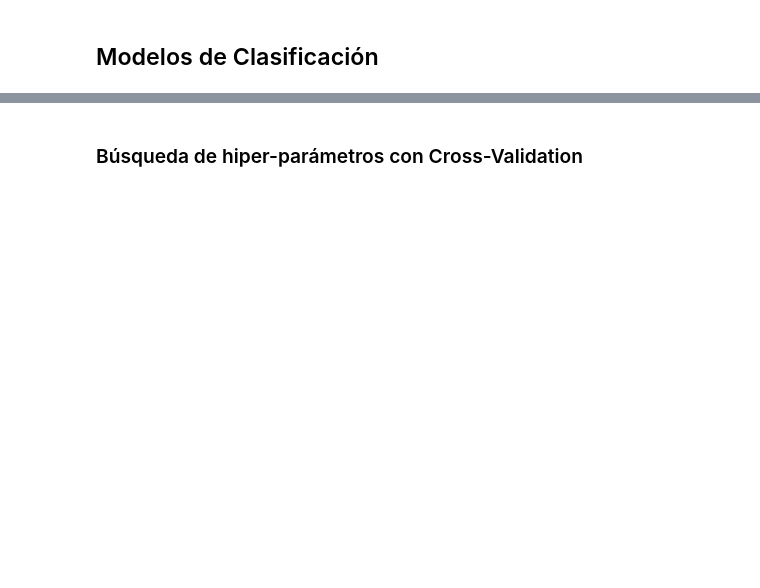
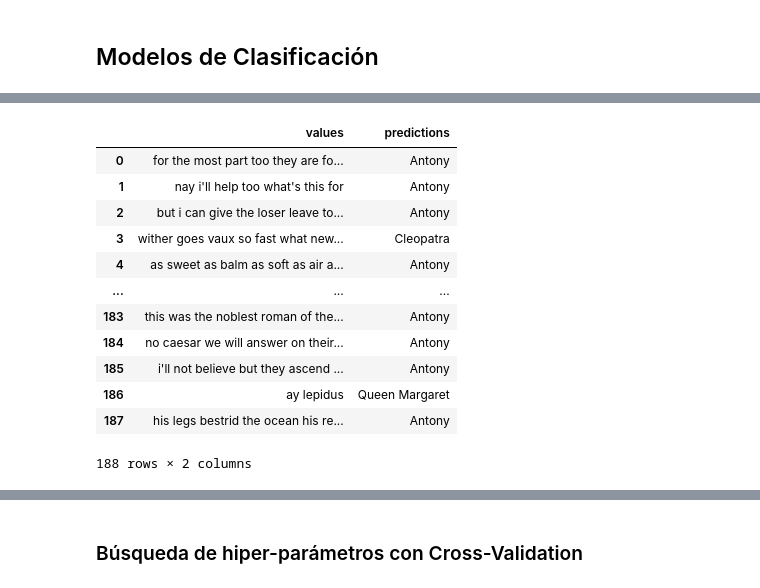
Before and after one commit to enzofali/intro-cd, a Jupyter notebook: Tarea_2/Tarea2_resolucion.ipynb, the cells around one changed output, grey strips where cells are left out. Cells and saved outputs as stored; diff of their text form; code cells hidden in the pictures; blank space fills up the shorter version.

```diff
--- a/Tarea_2/Tarea2_resolucion.ipynb
+++ b/Tarea_2/Tarea2_resolucion.ipynb
@@ -537,6 +540,24 @@ get_accuracy(y_train, y_pred_train)
 # %%
-# TODO: Predecir para test y ver la matriz de confusión, y reportar accuracy
+# Predecir para test y ver la matriz de confusión, y reportar accuracy
+X_test_counts = count_vect.transform(X_test)
+X_test_tf = tf.transform(X_test_counts)
 
-# X_test_counts = ...
-# X_test_tfidf = ...
-# y_test_pred = ...
+y_test_pred = bayes_clf.predict(X_test_tf)
+
+# df with values and predictions
+df = pd.DataFrame({'values': X_test, 'predictions': y_test_pred})
+df
+# %% [output]
+|  | values | predictions |
+| 0 | for the most part too they are fo... | Antony |
+| 1 | nay i'll help too what's this for | Antony |
+| 2 | but i can give the loser leave to... | Antony |
+| 3 | wither goes vaux so fast what new... | Cleopatra |
+| 4 | as sweet as balm as soft as air a... | Antony |
+| ... | ... | ... |
+| 183 | this was the noblest roman of the... | Antony |
+| 184 | no caesar we will answer on their... | Antony |
+| 185 | i'll not believe but they ascend ... | Antony |
+| 186 | ay lepidus | Queen Margaret |
+| 187 | his legs bestrid the ocean his re... | Antony |
+188 rows × 2 columns
```
Also changed, not shown: parts of 20 cells of this notebook.
